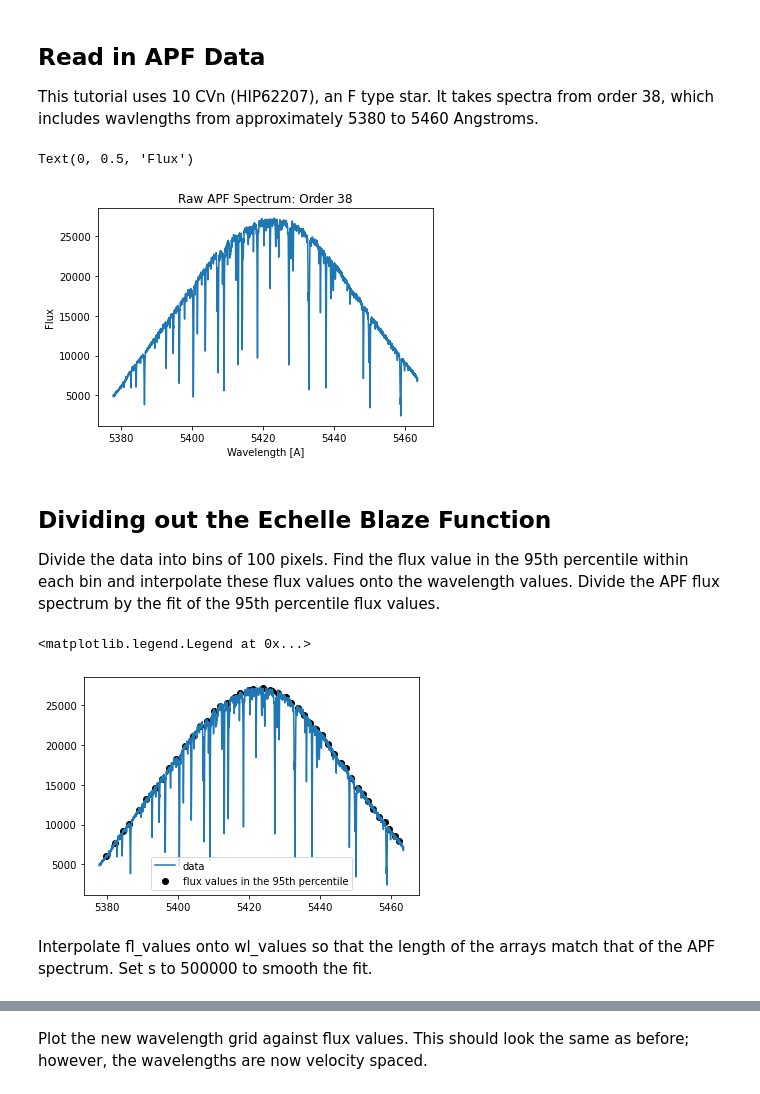
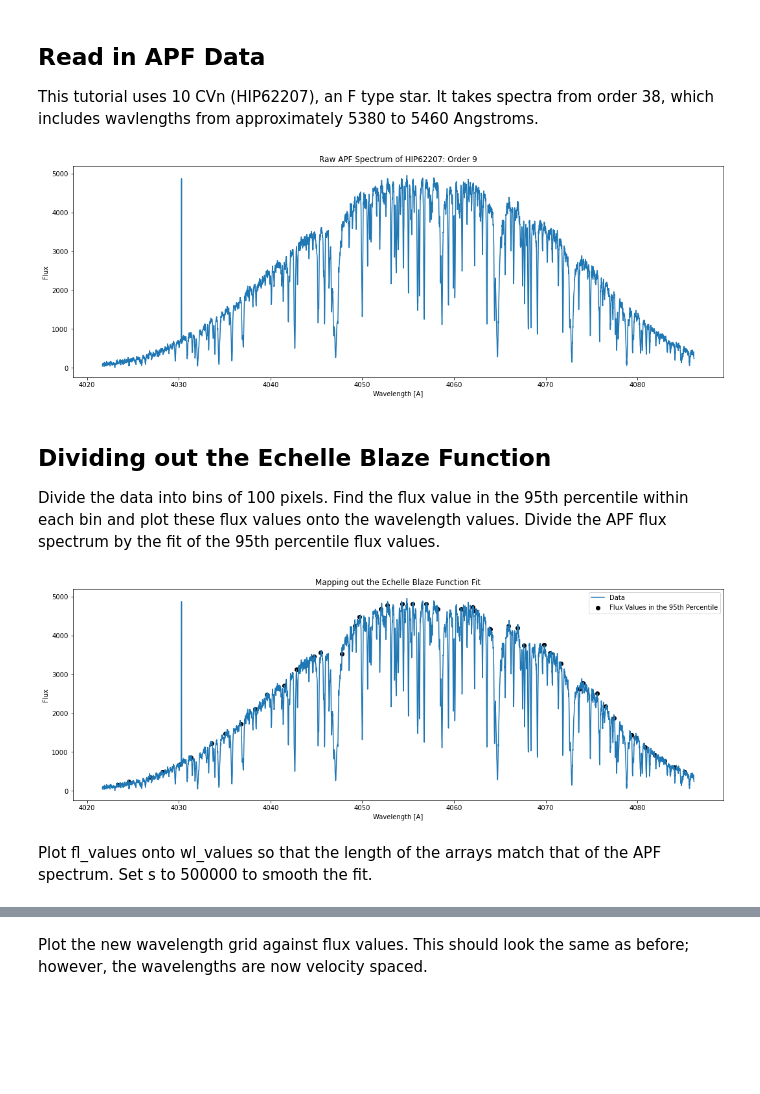
Before and after one commit to howardisaacson/APF-BL-DAP, a Jupyter notebook: APF Tutorial/APFtutorial.ipynb, the cells around one changed output, grey strips where cells are left out. Cells and saved outputs as stored; diff of their text form; code cells hidden in the pictures; blank space fills up the shorter version.

```diff
--- a/APF Tutorial/APFtutorial.ipynb
+++ b/APF Tutorial/APFtutorial.ipynb
@@ -26,6 +26,7 @@ from scipy.interpolate import splev, splrep
 
 This tutorial uses 10 CVn (HIP62207), an F type star. It takes spectra from order 38, which includes wavlengths from approximately 5380 to 5460 Angstroms.
 # %%
+star = 'HIP62207'
 APF_wavelength_path = '/mnt_home/zoek/APF_tutorial/apf_wav.fits'
 APF_flux_path = '/datag/blpd0/datax/apf/rarj.224.fits'
 
@@ -34,21 +35,23 @@ fl_file = fits.open(APF_flux_path)
 wl_image = wl_file[0].data
 fl_image = fl_file[0].data
 # %%
-order = 38
+plt.rcParams["figure.figsize"] = (18,6)
+
+order = 9
 wl = wl_image[order]
 flux = fl_image[order][:-1]
 plt.plot(wl,flux)
 
-plt.title('Raw APF Spectrum: Order ' + str(order))
+plt.title('Raw APF Spectrum of ' + star + ': Order ' + str(order))
 plt.xlabel('Wavelength [A]')
 plt.ylabel('Flux')
+plt.show()
 # %% [output]
-Text(0, 0.5, 'Flux')
-[figure, old version]
+[figure, new version]
 # %% [markdown]
 ## Dividing out the Echelle Blaze Function
 
-Divide the data into bins of 100 pixels. Find the flux value in the 95th percentile within each bin and interpolate these flux values onto the wavelength values. Divide the APF flux spectrum by the fit of the 95th percentile flux values.
+Divide the data into bins of 100 pixels. Find the flux value in the 95th percentile within each bin and plot these flux values onto the wavelength values. Divide the APF flux spectrum by the fit of the 95th percentile flux values.
 # %%
 bin = 100
 
@@ -79,14 +82,17 @@ for index in indices:
     wl_values = np.append(wl_values, wl[ind])
     fl_values = np.append(fl_values, flux[ind])
 
-plt.plot(wl, flux, label = 'data')
-plt.scatter(wl_values, fl_values, color = 'black', label = 'flux values in the 95th percentile')
+plt.plot(wl, flux, label = 'Data')
+plt.scatter(wl_values, fl_values, color = 'black', label = 'Flux Values in the 95th Percentile')
+plt.title('Mapping out the Echelle Blaze Function Fit')
+plt.xlabel('Wavelength [A]')
+plt.ylabel('Flux')
 plt.legend()
+plt.show()
 # %% [output]
-<matplotlib.legend.Legend at 0x...>
-[figure, old version]
+[figure, new version]
 # %% [markdown]
-Interpolate fl_values onto wl_values so that the length of the arrays match that of the APF spectrum. Set s to 500000 to smooth the fit.
+Plot fl_values onto wl_values so that the length of the arrays match that of the APF spectrum. Set s to 500000 to smooth the fit.
 # %%
 spl = splrep(wl_values, fl_values, s = 500000)
 flux_fit = splev(wl, spl)
```
Also changed, not shown: parts of 36 cells of this notebook.
